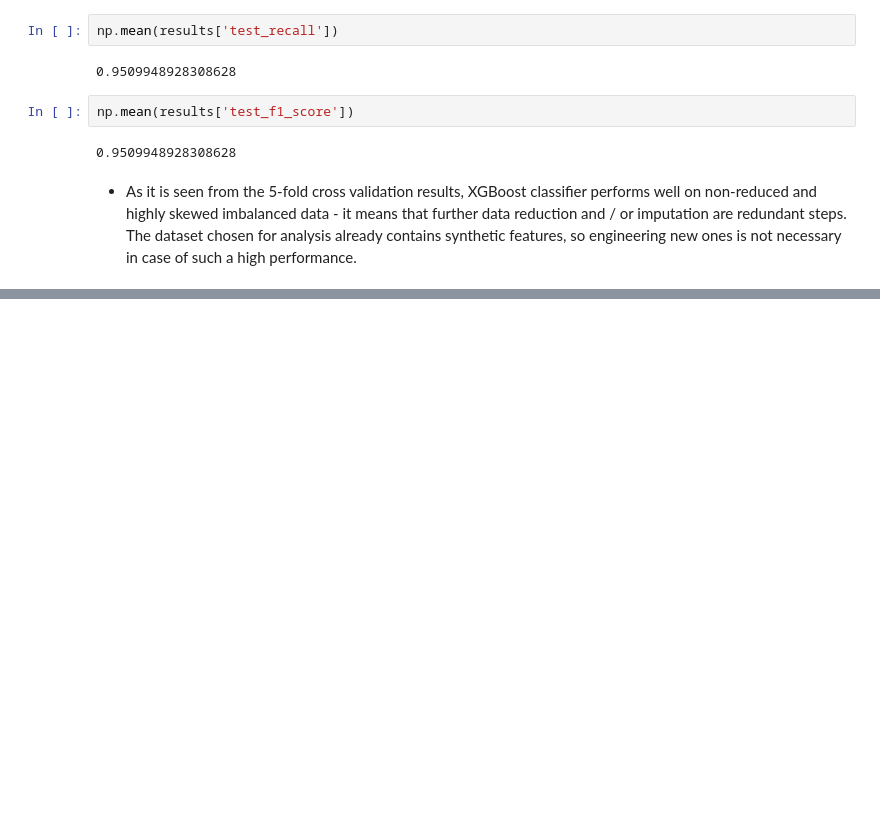
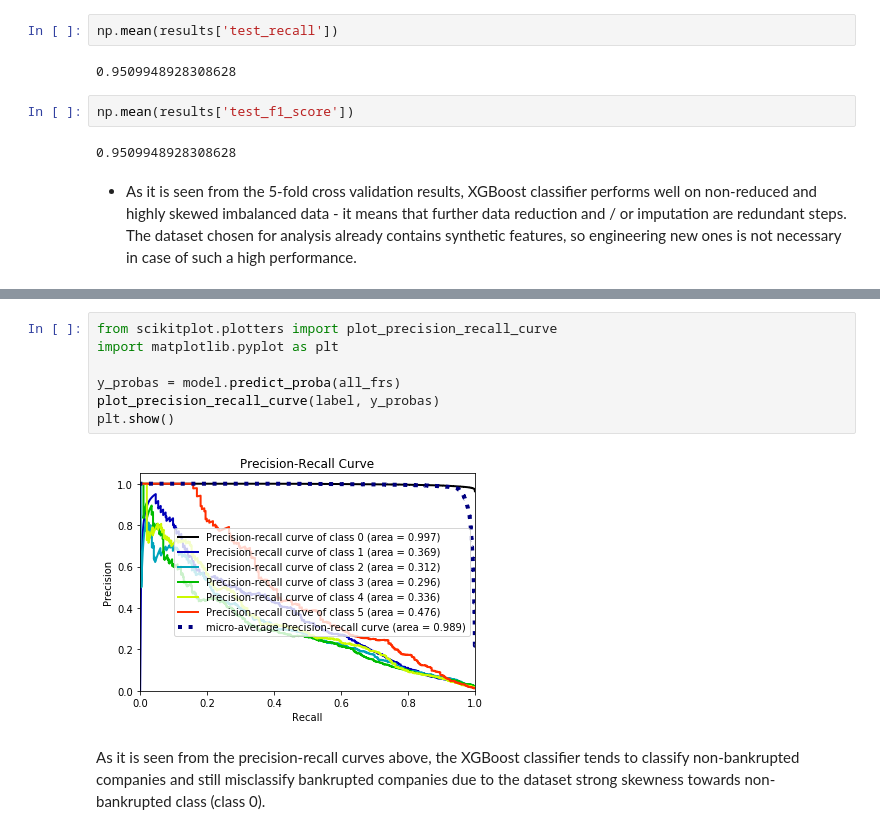
Before and after one commit to vcaramba/companies_bankruptcy_prediction, a Jupyter notebook: jupyter_notebooks/classifiers_comparison.ipynb, the cells around one changed output, grey strips where cells are left out. Saved outputs shown, nothing was run; the diff lists cells and outputs as text; blank space fills up the shorter version.

```diff
--- a/jupyter_notebooks/classifiers_comparison.ipynb
+++ b/jupyter_notebooks/classifiers_comparison.ipynb
@@ -125,0 +137,11 @@ np.mean(results['test_f1_score'])
+# %%
+from scikitplot.plotters import plot_precision_recall_curve
+import matplotlib.pyplot as plt
+
+y_probas = model.predict_proba(all_frs)
+plot_precision_recall_curve(label, y_probas)
+plt.show()
+# %% [output]
+[figure, added]
+# %% [markdown]
+As it is seen from the precision-recall curves above, the XGBoost classifier tends to classify non-bankrupted companies and still misclassify bankrupted companies due to the dataset strong skewness towards non-bankrupted class (class 0).
```
Also changed, not shown: parts of 13 cells of this notebook, 2 other files.
